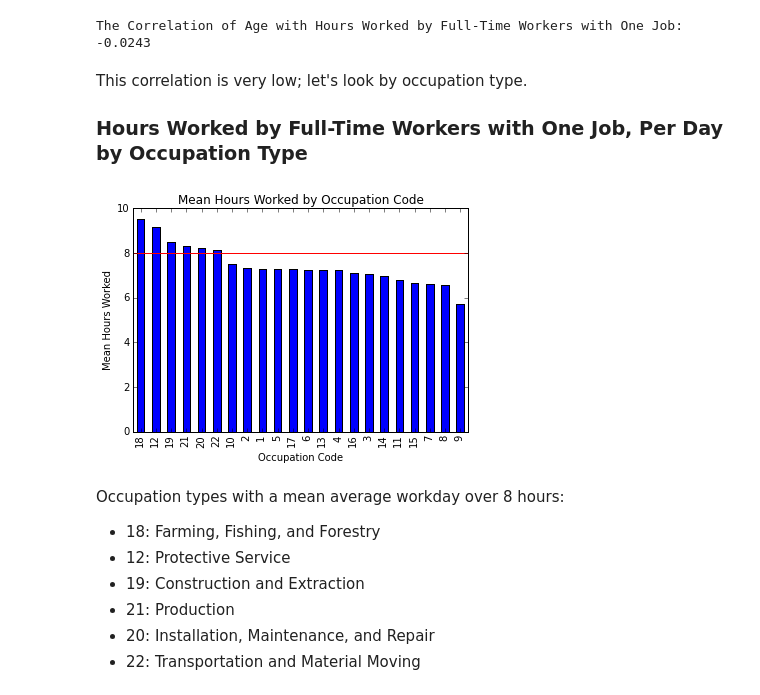
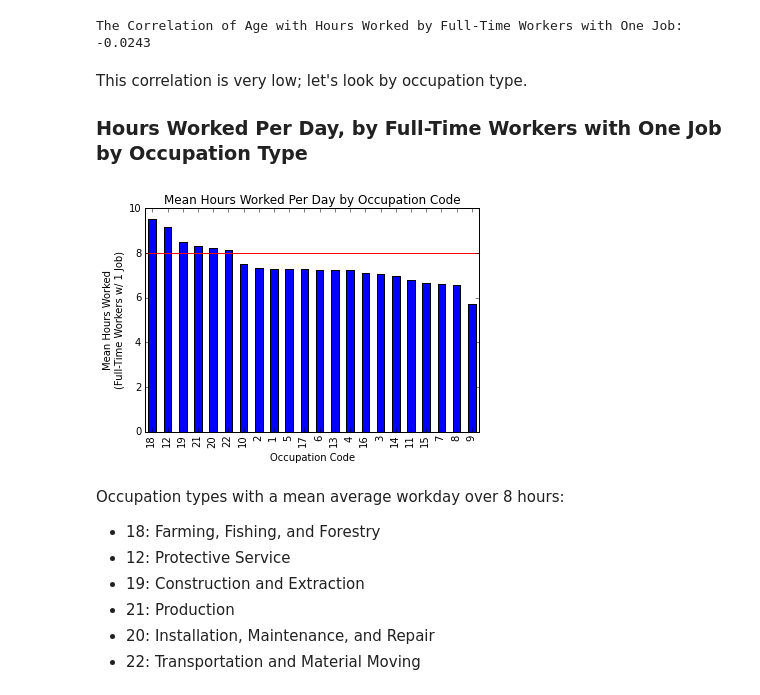
Before and after one commit to ahartz1/atus-analysis, a Jupyter notebook: atus-analysis.ipynb, the cells around one changed output. Drawn from its saved outputs; the diff is of its cells as text; code cells hidden in the pictures.

```diff
--- a/atus-analysis.ipynb
+++ b/atus-analysis.ipynb
@@ -584,7 +584,7 @@ The Correlation of Age with Hours Worked by Full-Time Workers with One Job: -0.0
 # %% [markdown]
 This correlation is very low; let's look by occupation type.
 
-### Hours Worked by Full-Time Workers with One Job, Per Day by Occupation Type
+### Hours Worked Per Day, by Full-Time Workers with One Job by Occupation Type
 # %%
 ft_hw_onejob_indus = pd.merge(ft_hw_onejob, resp[['TUCASEID', 'TRDTOCC1']])
 # %%
@@ -595,14 +595,14 @@ pivot_ft_hw_onejob_indus = ft_hw_onejob_indus.pivot_table(index='TRDTOCC1',
 mean_ft_hw_indus = pivot_ft_hw_onejob_indus.sum(axis=1)/pivot_ft_hw_onejob_indus.count(axis=1)
 # %%
 mean_ft_hw_indus.order(ascending=False).plot(kind='bar',
-                                             title='Mean Hours Worked by Occupation Code')
+                                             title='Mean Hours Worked Per Day by Occupation Code')
 plt.xlabel('Occupation Code')
-plt.ylabel('Mean Hours Worked')
+plt.ylabel('Mean Hours Worked\n(Full-Time Workers w/ 1 Job)')
 xmin, xmax = plt.xlim()
 plt.hlines(8, xmin, xmax, color='r')
 plt.show()
 # %% [output]
-[figure, old version]
+[figure, new version]
 # %% [markdown]
 Occupation types with a mean average workday over 8 hours:
 * 18: Farming, Fishing, and Forestry
```
Also changed, not shown: parts of 7 cells of this notebook.
